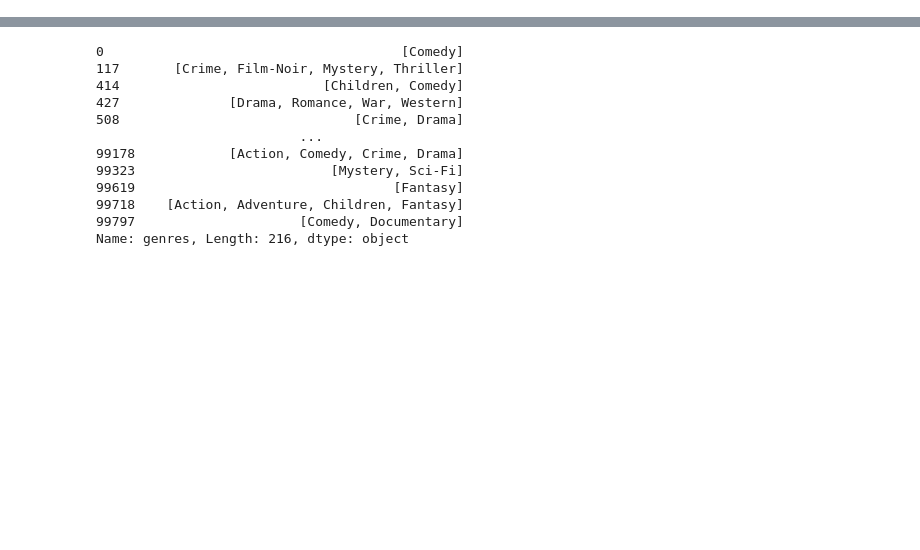
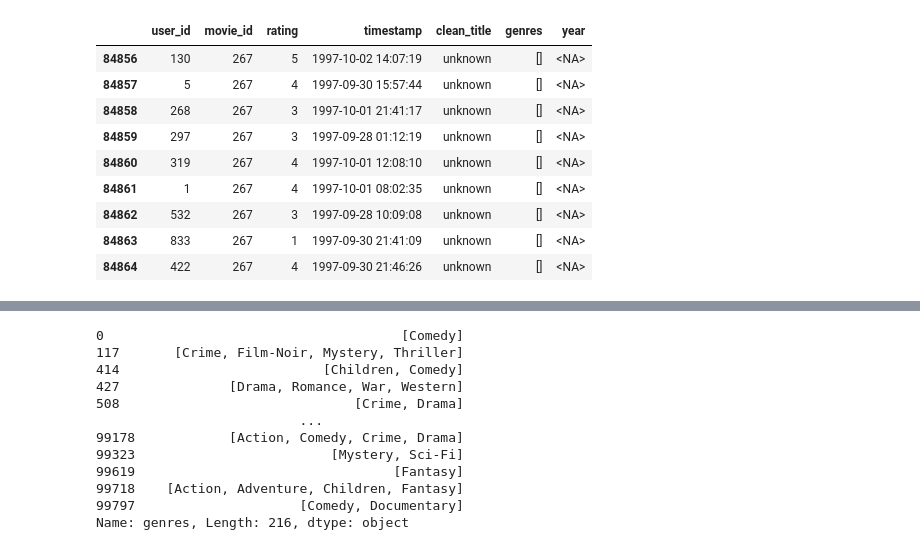
Before and after one commit to TaingMolika/movie_review, a Jupyter notebook: src/notebook/visualize.ipynb, the cells around one changed output, grey strips where cells are left out. Drawn from its saved outputs; the diff is of its cells as text; code cells hidden in the pictures; blank space fills up the shorter version.

```diff
--- a/src/notebook/visualize.ipynb
+++ b/src/notebook/visualize.ipynb
@@ -27,0 +54,13 @@ movie_ratings.head()
+# %%
+movie_ratings[movie_ratings['clean_title'] == 'unknown']
+# %% [output]
+|  | user_id | movie_id | rating | timestamp | clean_title | genres | year |
+| 84856 | 130 | 267 | 5 | 1997-10-02 14:07:19 | unknown | [] | <NA> |
+| 84857 | 5 | 267 | 4 | 1997-09-30 15:57:44 | unknown | [] | <NA> |
+| 84858 | 268 | 267 | 3 | 1997-10-01 21:41:17 | unknown | [] | <NA> |
+| 84859 | 297 | 267 | 3 | 1997-09-28 01:12:19 | unknown | [] | <NA> |
+| 84860 | 319 | 267 | 4 | 1997-10-01 12:08:10 | unknown | [] | <NA> |
+| 84861 | 1 | 267 | 4 | 1997-10-01 08:02:35 | unknown | [] | <NA> |
+| 84862 | 532 | 267 | 3 | 1997-09-28 10:09:08 | unknown | [] | <NA> |
+| 84863 | 833 | 267 | 1 | 1997-09-30 21:41:09 | unknown | [] | <NA> |
+| 84864 | 422 | 267 | 4 | 1997-09-30 21:46:26 | unknown | [] | <NA> |
```
Also changed, not shown: parts of 6 cells of this notebook, 9 other files.
